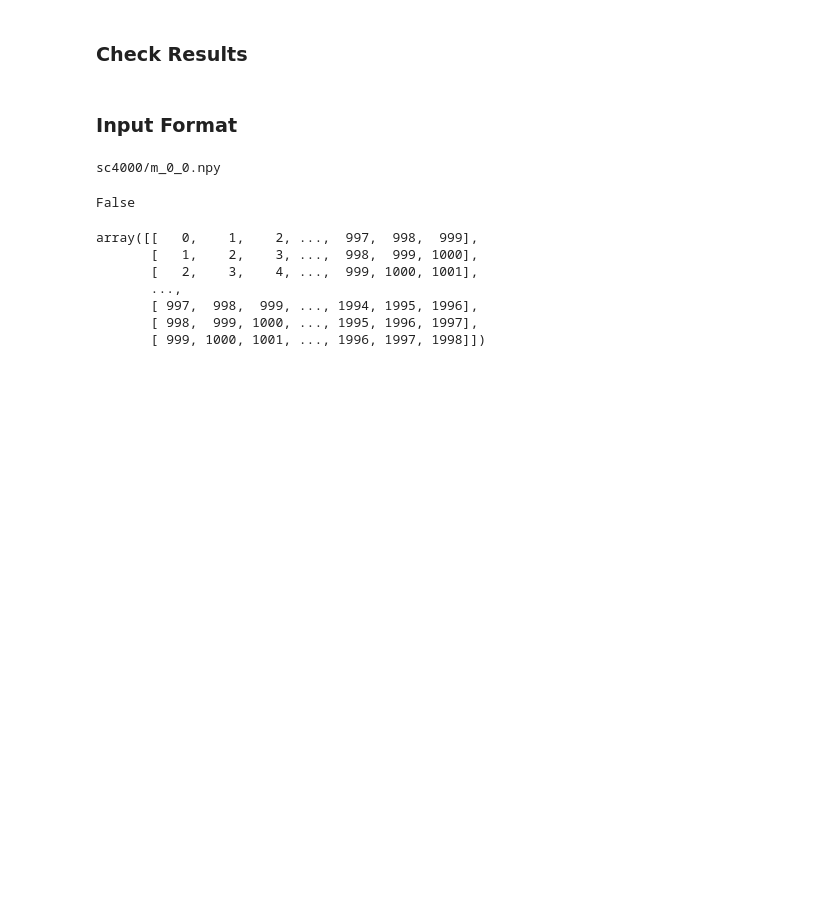
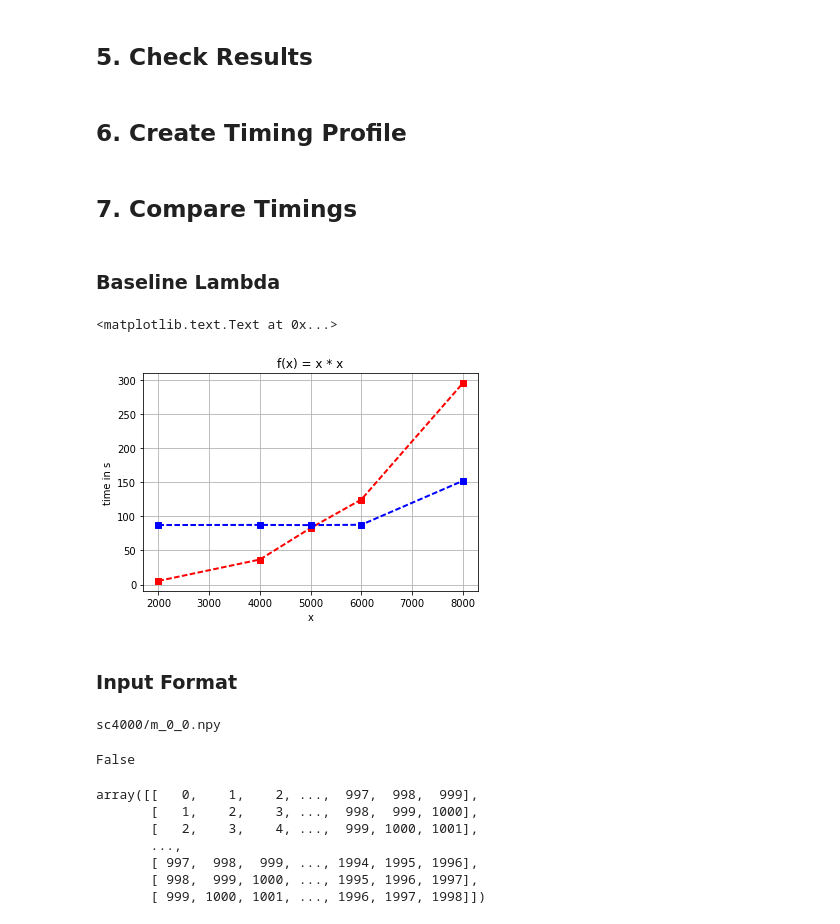
Before and after one commit to joh-mue/MOps, a Jupyter notebook: jupyter-notebooks/MultiUnitMultiplication.ipynb, the cells around one changed output. Saved outputs shown, nothing was run; the diff lists cells and outputs as text; code cells hidden in the pictures; blank space fills up the shorter version.

```diff
--- a/jupyter-notebooks/MultiUnitMultiplication.ipynb
+++ b/jupyter-notebooks/MultiUnitMultiplication.ipynb
@@ -62,2 +181,8 @@ upload_partitions(4, 4, '/tmp/', "sc4000", "jmue-matrix-tests")
 # %% [markdown]
-### Check Results
+## 5. Check Results
+# %% [markdown]
+## 6. Create Timing Profile
+# %% [markdown]
+## 7. Compare Timings
+# %% [markdown]
+### Baseline Lambda
@@ -64,3 +191,19 @@ upload_partitions(4, 4, '/tmp/', "sc4000", "jmue-matrix-tests")
+# %%
+%matplotlib inline
+x = [2000, 4000, 5000, 6000, 8000]
+y = [5.293, 36.736, 83.031, 124.862, 295.771]
+mem = [ 87.4, 87.6 ,87.3 ,87.8,152.3]
+
+fig, ax = plt.subplots()
+ax.plot(x, y, color='red', linestyle='--', linewidth=2, marker='s')
+ax.plot(x, mem, color='blue', linestyle='--', linewidth=2, marker='s')
+ax.grid()
+ax.set_xlabel('x')
+ax.set_ylabel('time in s')
+ax.set_title('f(x) = x * x')
+# %% [output]
+<matplotlib.text.Text at 0x...>
+[figure, added]
 # %% [markdown]
 ### Input Format
 # %%
```
Also changed, not shown: parts of 35 cells of this notebook, 8 other files.
